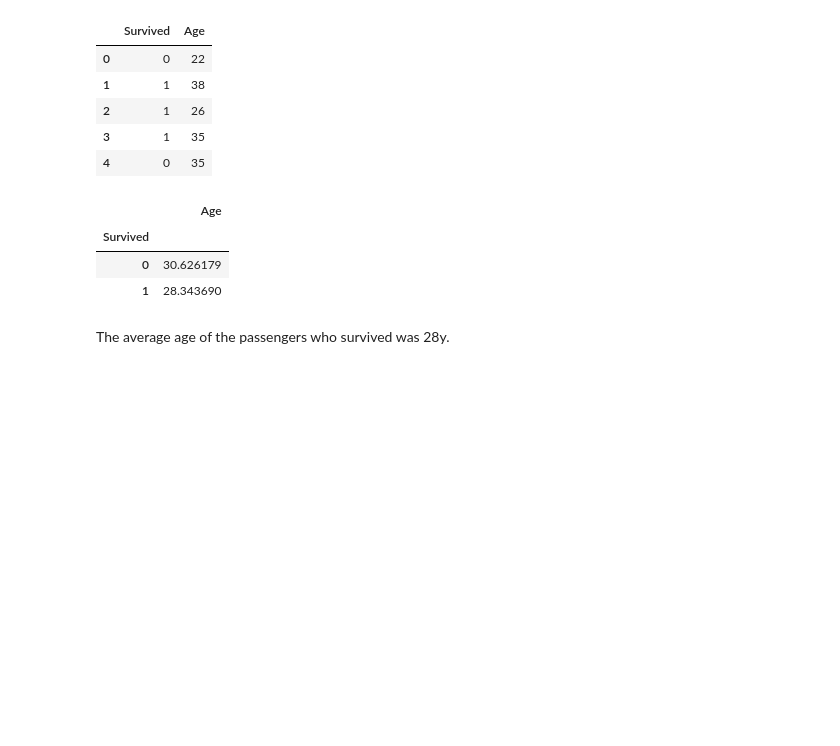
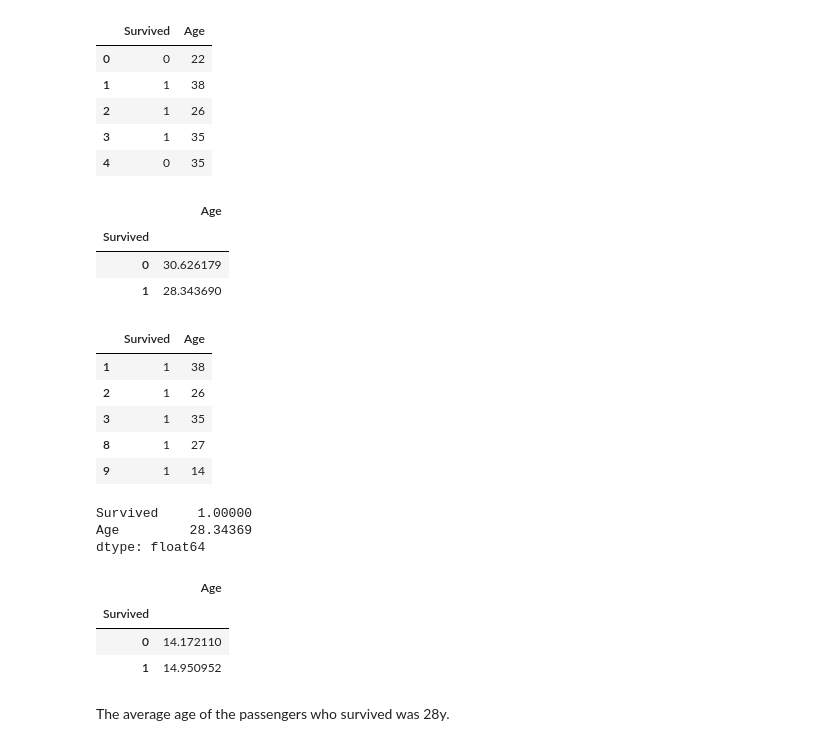
Before and after one commit to emmaggie/GA_Homeworks, a Jupyter notebook: 1_Magdalena_HW1.ipynb, the cells around one changed output. Cells and saved outputs as stored; diff of their text form; code cells hidden in the pictures; blank space fills up the shorter version.

```diff
--- a/1_Magdalena_HW1.ipynb
+++ b/1_Magdalena_HW1.ipynb
@@ -169,6 +173,28 @@ t_df[['Survived','Age']].groupby('Survived').mean()
 | Survived |  |
 | 0 | 30.626179 |
 | 1 | 28.343690 |
+# %%
+t_df[['Survived','Age']][t_df['Survived']==1].head()
+# %% [output]
+|  | Survived | Age |
+| 1 | 1 | 38 |
+| 2 | 1 | 26 |
+| 3 | 1 | 35 |
+| 8 | 1 | 27 |
+| 9 | 1 | 14 |
+# %%
+t_df[['Survived','Age']][t_df['Survived']==1].mean()
+# %% [output]
+Survived     1.00000
+Age         28.34369
+dtype: float64
+# %%
+t_df[['Survived','Age']].groupby('Survived').std()
+# %% [output]
+|  | Age |
+| Survived |  |
+| 0 | 14.172110 |
+| 1 | 14.950952 |
 # %% [markdown]
 The average age of the passengers who survived was 28y.
 # %% [markdown]
```
Also changed, not shown: parts of 1 cell of this notebook, 1 other file.
